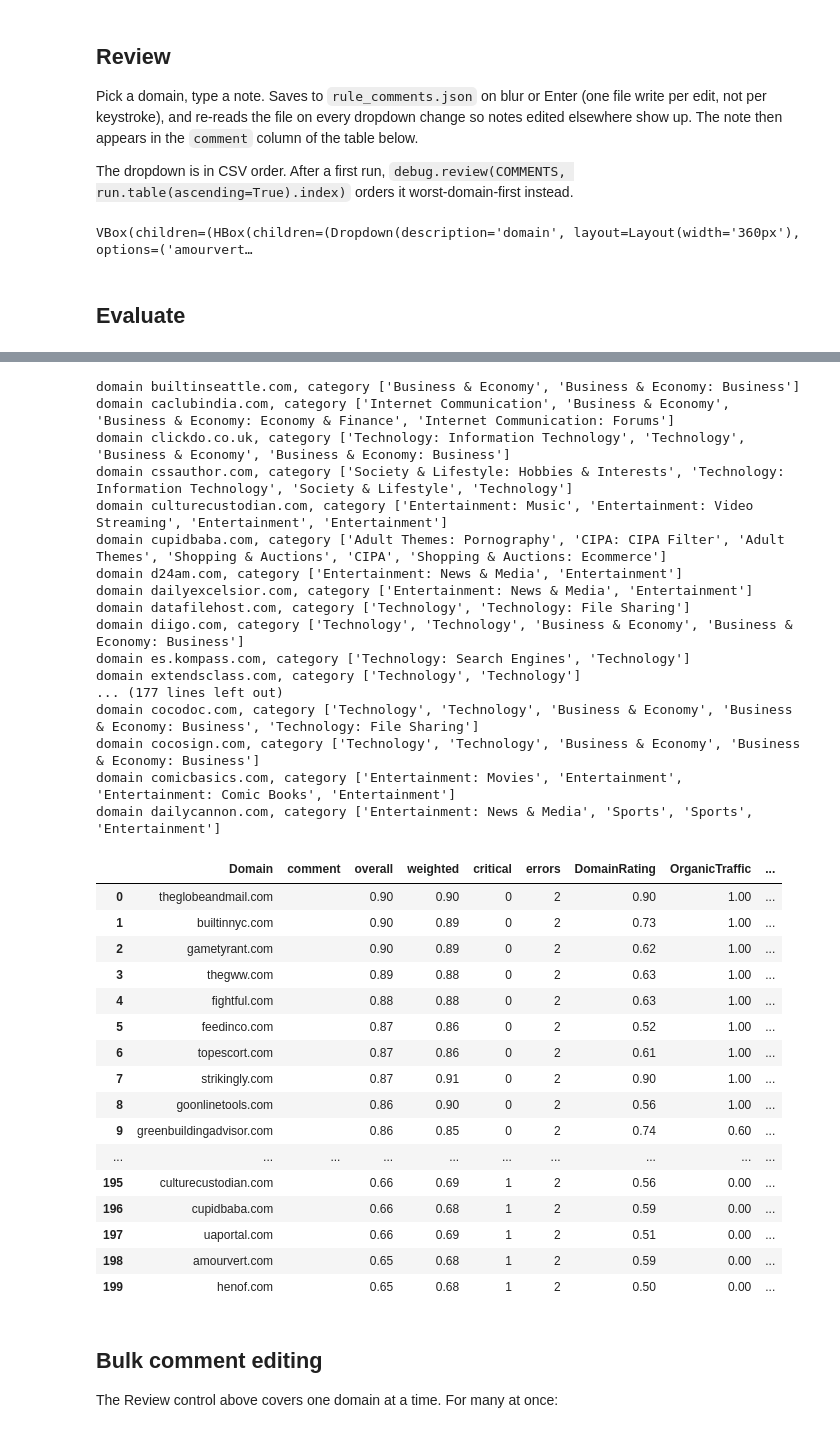
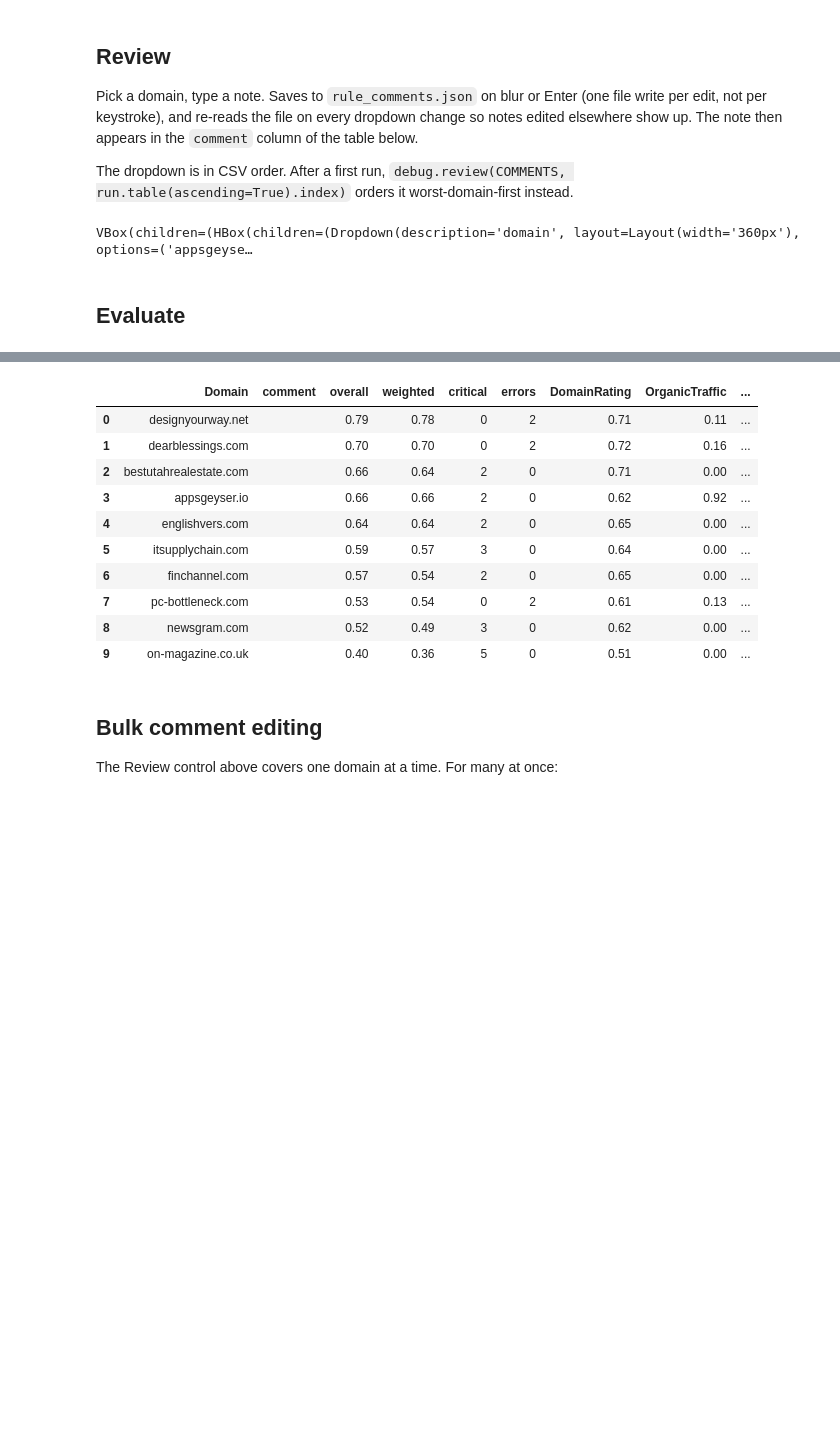
Before and after one commit to as-polyakov/checkerduck, a Jupyter notebook: notebooks/rules_debug.ipynb, the cells around one changed output, grey strips where cells are left out. Cells and saved outputs as stored; diff of their text form; code cells hidden in the pictures; blank space fills up the shorter version.

Commit message:
migrated to fetched_at

```diff
--- a/notebooks/rules_debug.ipynb
+++ b/notebooks/rules_debug.ipynb
@@ -29,22 +30,42 @@ The autoreload extension is already loaded. To reload it, use:
 ROOT = debug.project_root()          # repo root, however the kernel was started
 
 CSV_PATH   = ROOT / "data" / "candidate_domains.csv"
-DB_PATH    = ROOT / "data" / "checkerduck.db"
+DB_PATH    = ROOT / "checkerduck.db"
 NOTES_PATH = ROOT / "notebooks" / "rule_comments.json"
 TARGET_ID  = "x"
 LIMIT      = 200          # the CSV holds ~785 rows; extraction covered the first 200
 
 init_database(db_path=str(DB_PATH), alembic_ini_path=str(ROOT / "alembic.ini") )
 
-DOMAINS = pd.read_csv(CSV_PATH)["url"].dropna().unique().tolist()[:LIMIT]
+ANALYSIS = Analysis(
+        target_id="x",
+        name=None,
+        status=None,
+        created_at=fetched_at_now(),
+        completed_at=None,
+        processed_domains=None,
+        domains=[
+            # AnalysisDomain(domain=d, price_usd=0, notes=None) for d in candidate_domains['url'][:200]],
+            AnalysisDomain(domain=d, price_usd=0, notes=None) for d in [
+               'appsgeyser.io',
+               'on-magazine.co.uk',
+               'bestutahrealestate.com',
+               'englishvers.com',
+               'itsupplychain.com',
+               'designyourway.net',
+               'pc-bottleneck.com',
+               'dearblessings.com',
+               'newsgram.com',
+               'finchannel.com'
+            ]],
+    )
+
 
 # Your notes per domain. A plain JSON file, so they survive kernel restarts.
 COMMENTS = debug.Comments(NOTES_PATH)
 
 print(f"root     {ROOT}")
-print(f"domains  {len(DOMAINS)} from {CSV_PATH.relative_to(ROOT)}, e.g. {DOMAINS[:3]}")
+print(f"domains  {len(ANALYSIS.domains)} e.g. {ANALYSIS.domains[:3]}")
 print(f"notes    {COMMENTS}")
-
-DOMAINS
 # %% [output]
 root     /Users/antonpolyakov/dev/checkerduck
@@ -100,9 +101,9 @@ The dropdown is in CSV order. After a first run, `debug.review(COMMENTS,
 run.table(ascending=True).index)` orders it worst-domain-first instead.
 # %%
 
-debug.review(COMMENTS, DOMAINS)
+debug.review(COMMENTS, [d.domain for d in ANALYSIS.domains])
 # %% [output]
-VBox(children=(HBox(children=(Dropdown(description='domain', layout=Layout(width='360px'), options=('amourvert…
+VBox(children=(HBox(children=(Dropdown(description='domain', layout=Layout(width='360px'), options=('appsgeyse…
 # %% [markdown]
 ## Evaluate
 # %%
@@ -122,7 +123,7 @@ RULES = [
 ]
 before = globals().get("run")        # kept so the Diff cell can compare
 
-run = debug.evaluate(TARGET_ID, RULES, domains=DOMAINS)
+run = debug.evaluate(ANALYSIS, RULES)
 
 debug.show(run.table(comments=COMMENTS))    # hide_constant=True also drops uninformative rules
 # %% [output]
@@ -136,37 +141,14 @@ domain brewminate.com, category ['Entertainment: News & Media', 'Entertainment']
-domain builtinseattle.com, category ['Business & Economy', 'Business & Economy: Business']
-domain caclubindia.com, category ['Internet Communication', 'Business & Economy', 'Business & Economy: Economy & Finance', 'Internet Communication: Forums']
-domain clickdo.co.uk, category ['Technology: Information Technology', 'Technology', 'Business & Economy', 'Business & Economy: Business']
-domain cssauthor.com, category ['Society & Lifestyle: Hobbies & Interests', 'Technology: Information Technology', 'Society & Lifestyle', 'Technology']
-domain culturecustodian.com, category ['Entertainment: Music', 'Entertainment: Video Streaming', 'Entertainment', 'Entertainment']
-domain cupidbaba.com, category ['Adult Themes: Pornography', 'CIPA: CIPA Filter', 'Adult Themes', 'Shopping & Auctions', 'CIPA', 'Shopping & Auctions: Ecommerce']
-domain d24am.com, category ['Entertainment: News & Media', 'Entertainment']
-domain dailyexcelsior.com, category ['Entertainment: News & Media', 'Entertainment']
-domain datafilehost.com, category ['Technology', 'Technology: File Sharing']
-domain diigo.com, category ['Technology', 'Technology', 'Business & Economy', 'Business & Economy: Business']
-domain es.kompass.com, category ['Technology: Search Engines', 'Technology']
-domain extendsclass.com, category ['Technology', 'Technology']
-... (177 lines left out)
-domain cocodoc.com, category ['Technology', 'Technology', 'Business & Economy', 'Business & Economy: Business', 'Technology: File Sharing']
-domain cocosign.com, category ['Technology', 'Technology', 'Business & Economy', 'Business & Economy: Business']
-domain comicbasics.com, category ['Entertainment: Movies', 'Entertainment', 'Entertainment: Comic Books', 'Entertainment']
-domain dailycannon.com, category ['Entertainment: News & Media', 'Sports', 'Sports', 'Entertainment']
 |  | Domain | comment | overall | weighted | critical | errors | DomainRating | OrganicTraffic | ... |
-| 0 | theglobeandmail.com |  | 0.90 | 0.90 | 0 | 2 | 0.90 | 1.00 | ... |
-| 1 | builtinnyc.com |  | 0.90 | 0.89 | 0 | 2 | 0.73 | 1.00 | ... |
-| 2 | gametyrant.com |  | 0.90 | 0.89 | 0 | 2 | 0.62 | 1.00 | ... |
-| 3 | thegww.com |  | 0.89 | 0.88 | 0 | 2 | 0.63 | 1.00 | ... |
-| 4 | fightful.com |  | 0.88 | 0.88 | 0 | 2 | 0.63 | 1.00 | ... |
-| 5 | feedinco.com |  | 0.87 | 0.86 | 0 | 2 | 0.52 | 1.00 | ... |
-| 6 | topescort.com |  | 0.87 | 0.86 | 0 | 2 | 0.61 | 1.00 | ... |
-| 7 | strikingly.com |  | 0.87 | 0.91 | 0 | 2 | 0.90 | 1.00 | ... |
-| 8 | goonlinetools.com |  | 0.86 | 0.90 | 0 | 2 | 0.56 | 1.00 | ... |
-| 9 | greenbuildingadvisor.com |  | 0.86 | 0.85 | 0 | 2 | 0.74 | 0.60 | ... |
-| ... | ... | ... | ... | ... | ... | ... | ... | ... | ... |
-| 195 | culturecustodian.com |  | 0.66 | 0.69 | 1 | 2 | 0.56 | 0.00 | ... |
-| 196 | cupidbaba.com |  | 0.66 | 0.68 | 1 | 2 | 0.59 | 0.00 | ... |
-| 197 | uaportal.com |  | 0.66 | 0.69 | 1 | 2 | 0.51 | 0.00 | ... |
-| 198 | amourvert.com |  | 0.65 | 0.68 | 1 | 2 | 0.59 | 0.00 | ... |
-| 199 | henof.com |  | 0.65 | 0.68 | 1 | 2 | 0.50 | 0.00 | ... |
+| 0 | designyourway.net |  | 0.79 | 0.78 | 0 | 2 | 0.71 | 0.11 | ... |
+| 1 | dearblessings.com |  | 0.70 | 0.70 | 0 | 2 | 0.72 | 0.16 | ... |
+| 2 | bestutahrealestate.com |  | 0.66 | 0.64 | 2 | 0 | 0.71 | 0.00 | ... |
+| 3 | appsgeyser.io |  | 0.66 | 0.66 | 2 | 0 | 0.62 | 0.92 | ... |
+| 4 | englishvers.com |  | 0.64 | 0.64 | 2 | 0 | 0.65 | 0.00 | ... |
+| 5 | itsupplychain.com |  | 0.59 | 0.57 | 3 | 0 | 0.64 | 0.00 | ... |
+| 6 | finchannel.com |  | 0.57 | 0.54 | 2 | 0 | 0.65 | 0.00 | ... |
+| 7 | pc-bottleneck.com |  | 0.53 | 0.54 | 0 | 2 | 0.61 | 0.13 | ... |
+| 8 | newsgram.com |  | 0.52 | 0.49 | 3 | 0 | 0.62 | 0.00 | ... |
+| 9 | on-magazine.co.uk |  | 0.40 | 0.36 | 5 | 0 | 0.51 | 0.00 | ... |
 # %% [markdown]
 ## Bulk comment editing
 
```
Also changed, not shown: parts of 7 cells of this notebook, 19 other files.
